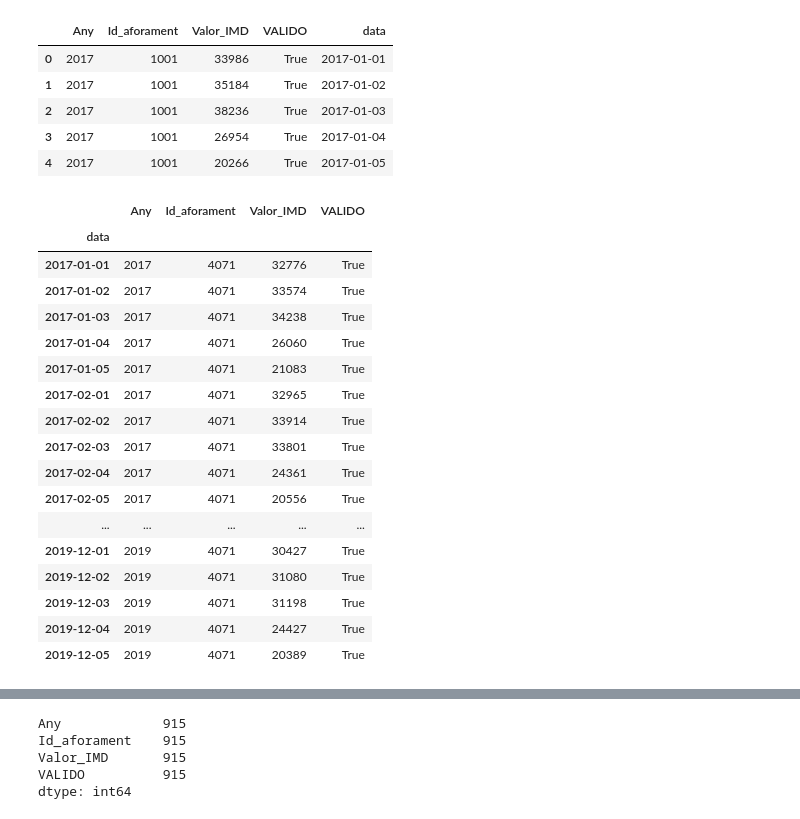
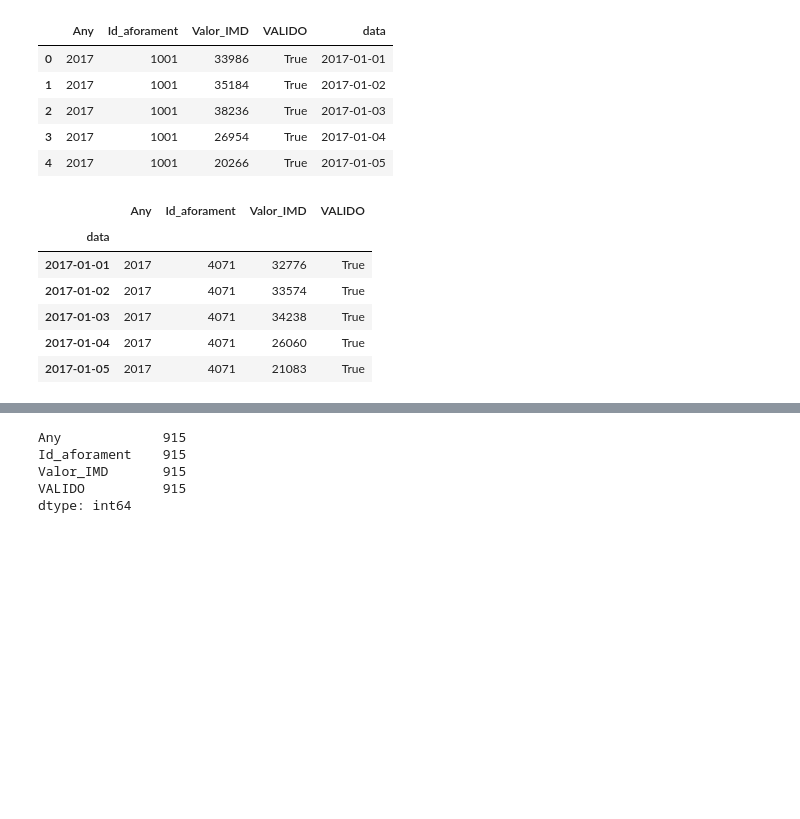
Before and after one commit to marcjs95/master-data-science, a Jupyter notebook: clean/transit .ipynb, the cells around one changed output, grey strips where cells are left out. Saved outputs shown, nothing was run; the diff lists cells and outputs as text; code cells hidden in the pictures; blank space fills up the shorter version.

```diff
--- a/clean/transit .ipynb
+++ b/clean/transit .ipynb
@@ -74,26 +74,15 @@ transit_4071 = aforaments['4071']
 # %%
 transit_4071.set_index('data', inplace=True)
 # %%
-transit_4071
+transit_4071.head()
 # %% [output]
 |  | Any | Id_aforament | Valor_IMD | VALIDO |
 | data |  |  |  |  |
 | 2017-01-01 | 2017 | 4071 | 32776 | True |
 | 2017-01-02 | 2017 | 4071 | 33574 | True |
 | 2017-01-03 | 2017 | 4071 | 34238 | True |
 | 2017-01-04 | 2017 | 4071 | 26060 | True |
 | 2017-01-05 | 2017 | 4071 | 21083 | True |
-| 2017-02-01 | 2017 | 4071 | 32965 | True |
-| 2017-02-02 | 2017 | 4071 | 33914 | True |
-| 2017-02-03 | 2017 | 4071 | 33801 | True |
-| 2017-02-04 | 2017 | 4071 | 24361 | True |
-| 2017-02-05 | 2017 | 4071 | 20556 | True |
-| ... | ... | ... | ... | ... |
-| 2019-12-01 | 2019 | 4071 | 30427 | True |
-| 2019-12-02 | 2019 | 4071 | 31080 | True |
-| 2019-12-03 | 2019 | 4071 | 31198 | True |
-| 2019-12-04 | 2019 | 4071 | 24427 | True |
-| 2019-12-05 | 2019 | 4071 | 20389 | True |
 # %%
 ultimo_fecha = max(transit_4071.index)
 ultimo_dia_mes = calendar.monthrange(ultimo_fecha.year, ultimo_fecha.month)[1]
```
Also changed, not shown: parts of 9 cells of this notebook.
